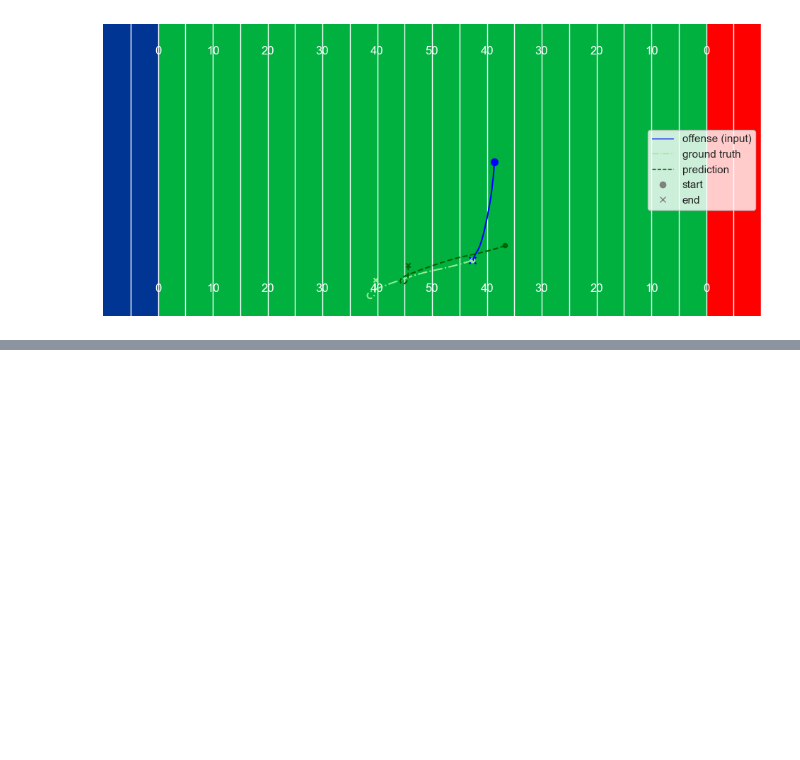
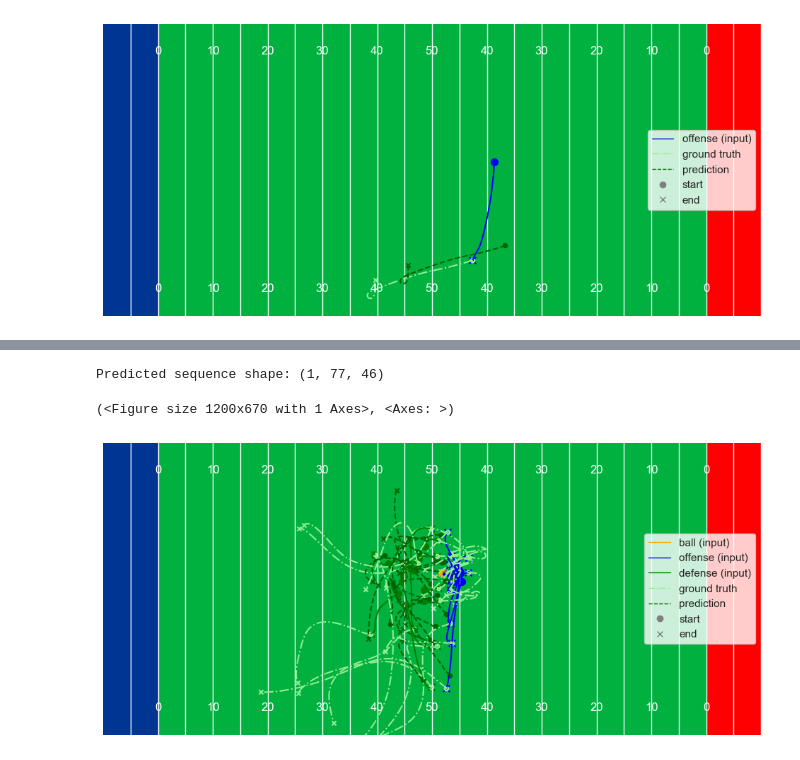
Before and after one commit to pholmes116/NFL-player-trajectories-public, a Jupyter notebook: code/test_custom_visualizer.ipynb, the cells around one changed output, grey strips where cells are left out. Cells and saved outputs as stored; diff of their text form; code cells hidden in the pictures; blank space fills up the shorter version.

```diff
--- a/code/test_custom_visualizer.ipynb
+++ b/code/test_custom_visualizer.ipynb
@@ -536,0 +539,55 @@ First 2 values of pred: tf.Tensor(
+# %%
+# ╔════════════════════════════════════════╗
+# ║ 24. Load model, predict & visualize   ║
+# ╚════════════════════════════════════════╝
+
+
+import tensorflow as tf
+import numpy as np
+import custom_visualizer
+
+# ── 1) Rolling‐window prediction helper ────────────────────────────────────────
+def predict_future_sequence(model, seed_seq, horizon=40):
+    """
+    Roll a one‐step LSTM forward to predict `horizon` frames.
+    seed_seq: (1, window_len, feature_dim) array or tensor
+    Returns: (1, horizon, feature_dim) NumPy array
+    """
+    # ensure NumPy array
+    seq = seed_seq.numpy() if isinstance(seed_seq, tf.Tensor) else seed_seq.copy()
+    preds = []
+    for _ in range(horizon):
+        # predict one step
+        yhat = model.predict(seq, verbose=0)        # (1, feature_dim)
+        preds.append(yhat[0])                       # store (feature_dim,)
+        # slide window: drop first, append prediction
+        new_frame = yhat.reshape((1, 1, -1))        # (1,1,feature_dim)
+        seq = np.concatenate([seq[:,1:,:], new_frame], axis=1)
+    # stack into (1, horizon, feature_dim)
+    return np.expand_dims(np.stack(preds, axis=0), axis=0)
+
+# ── 2) Load trained model for inference ───────────────────────────────────────
+model = tf.keras.models.load_model(
+    "saved_models/lstm_position_only_best.keras",
+    compile=False
+)
+
+# ── 3) Predict future frames for our selected play ────────────────────────────
+# (first_X and subsequent_X were defined in the previous cell)
+horizon = subsequent_X.shape[1]      # e.g. 40
+pred_seq = predict_future_sequence(model, first_X, horizon=horizon)
+print(f"Predicted sequence shape: {pred_seq.shape}")
+
+# ── 4) Visualize past, ground truth & prediction ─────────────────────────────
+custom_visualizer.plot_trajectories(
+    sequence=first_X,                # known history
+    ground_truth_seq=subsequent_X,   # true future frames
+    pred_seq=pred_seq,               # predicted future frames
+    offense='all',
+    defense='all',
+    include_ball=True
+)
+# %% [output]
+Predicted sequence shape: (1, 77, 46)
+(<Figure size 1200x670 with 1 Axes>, <Axes: >)
+[figure, added]
```
Also changed, not shown: parts of 22 cells of this notebook, 3 other files.
